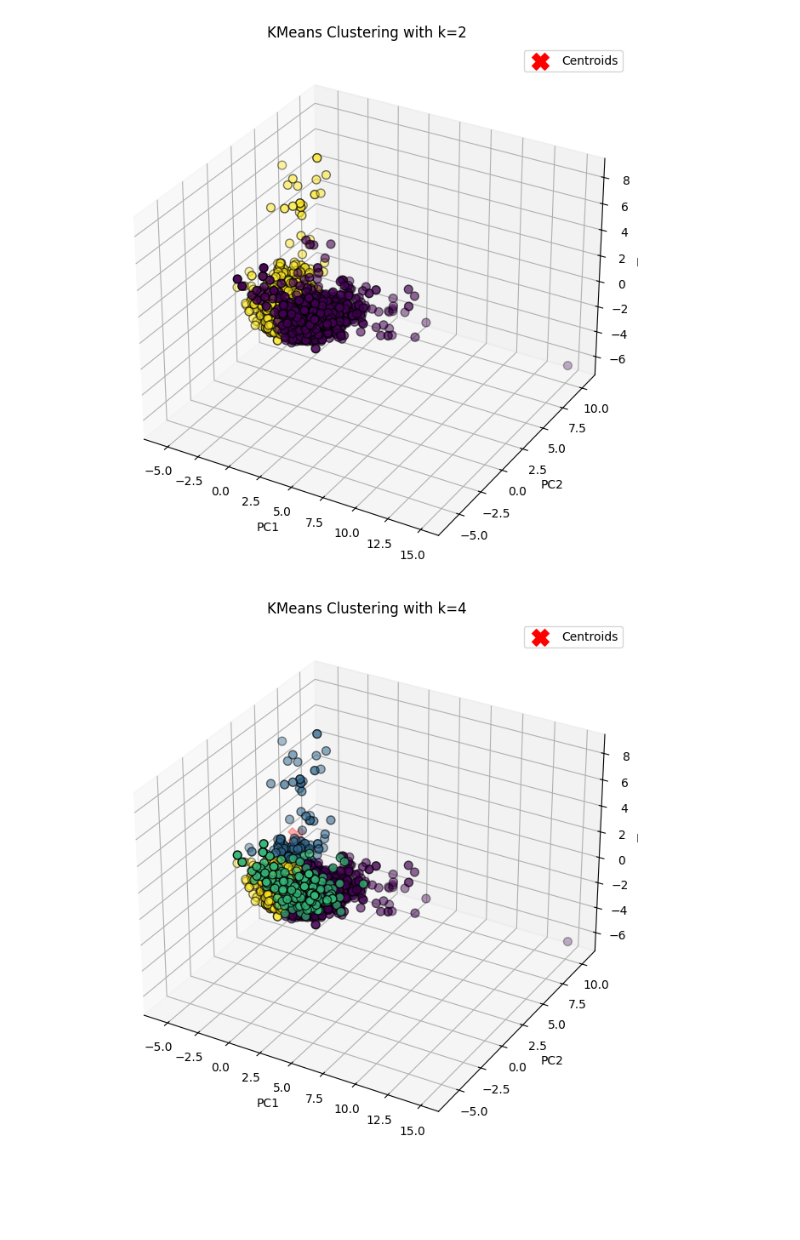
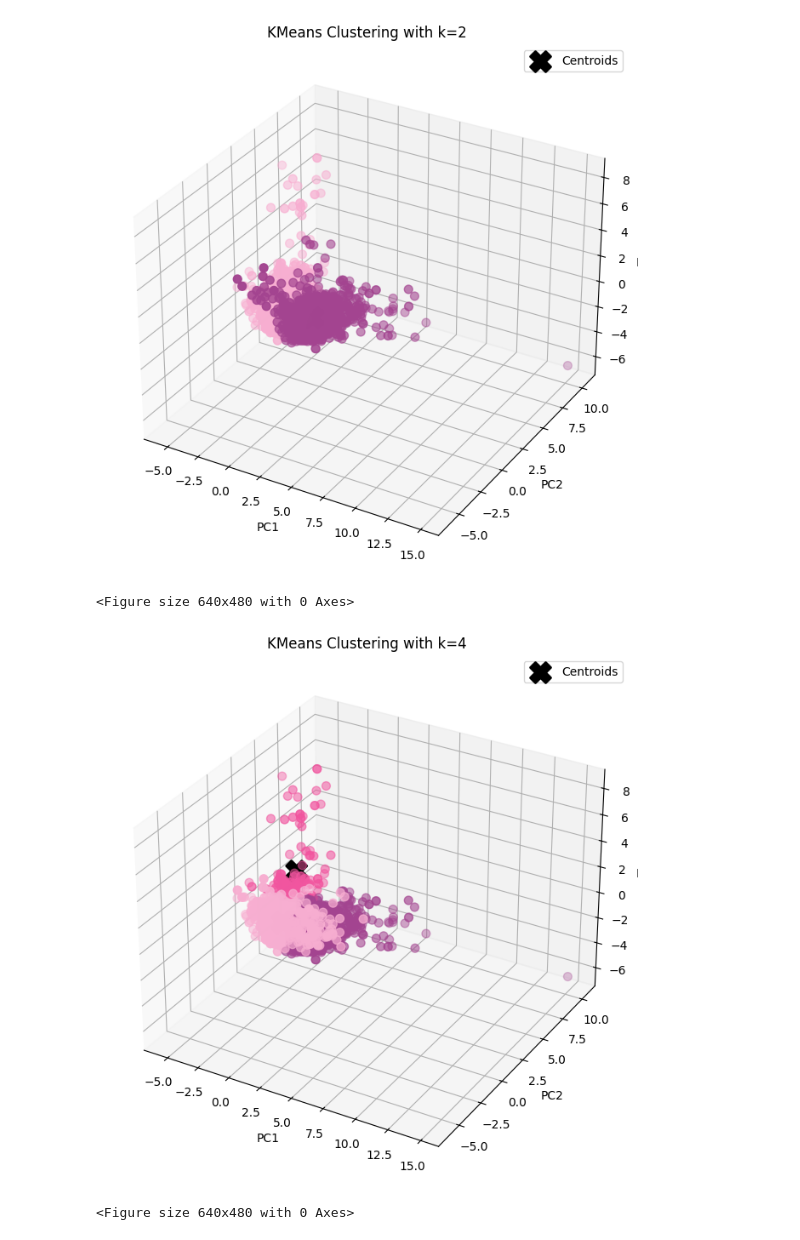
Before and after one commit to KenzieHensel/Project, a Jupyter notebook: Module_2/Clustering.ipynb, the cells around one changed output. Drawn from its saved outputs; the diff is of its cells as text; code cells hidden in the pictures; blank space fills up the shorter version.

```diff
--- a/Module_2/Clustering.ipynb
+++ b/Module_2/Clustering.ipynb
@@ -11,3 +12,9 @@ import scipy.cluster.hierarchy as sch
+# %%
+#Custom colors
+custom_colors = ['#a34490', '#f1559f', '#f7aed1']
+
+#Creating a colormap from the list of colors
+custom_cmap = ListedColormap(custom_colors)
 # %%
 #Loading my dataset
 data = pd.read_csv('game_details_with_counts.csv')
@@ -47,30 +58,35 @@ plt.show()
 # %%
 #Choosing three smart values of k from the silhouette score plot
 chosen_k_values = [2, 4, 5]
 
 
 #Plotting KMeans Clustering Results
 for k in chosen_k_values:
     kmeans = KMeans(n_clusters=k, random_state=42)
     kmeans.fit(pca_result)
     centroids = kmeans.cluster_centers_
 
     #Creating a 3D scatter plot
     fig = plt.figure(figsize=(10, 8))
     ax = fig.add_subplot(111, projection='3d')
     ax.scatter(pca_result[:, 0], pca_result[:, 1], pca_result[:, 2],
-               c=kmeans.labels_, cmap='viridis', edgecolor='k', s=50)
+               c=kmeans.labels_, cmap=custom_cmap, s=50)
 
     #Plotting centroids
     ax.scatter(centroids[:, 0], centroids[:, 1], centroids[:, 2],
-               c='red', marker='X', s=200, label='Centroids')
+               c='black', marker='X', s=300, edgecolor='black', linewidths=2, alpha=1.0, label='Centroids')
 
     ax.set_title(f'KMeans Clustering with k={k}')
     ax.set_xlabel('PC1')
     ax.set_ylabel('PC2')
     ax.set_zlabel('PC3')
     plt.legend()
     plt.show()
+
+    #Saving the plot
+    plt.savefig(f'kmeans_clusters_{k}.png')
 # %% [output]
-[figure, old version]
+[figure, new version]
+<Figure size 640x480 with 0 Axes>
-[figure, old version]
+[figure, new version]
+<Figure size 640x480 with 0 Axes>
```
Also changed, not shown: parts of 3 cells of this notebook.
